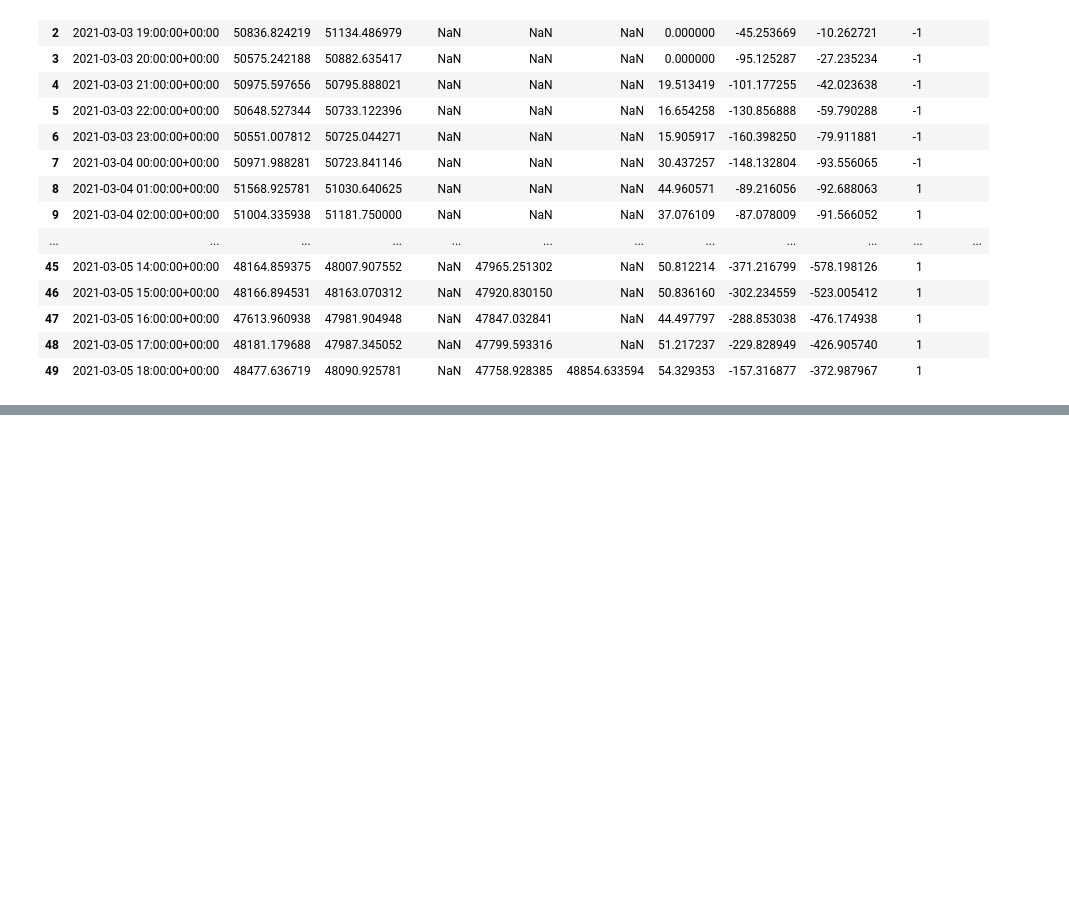
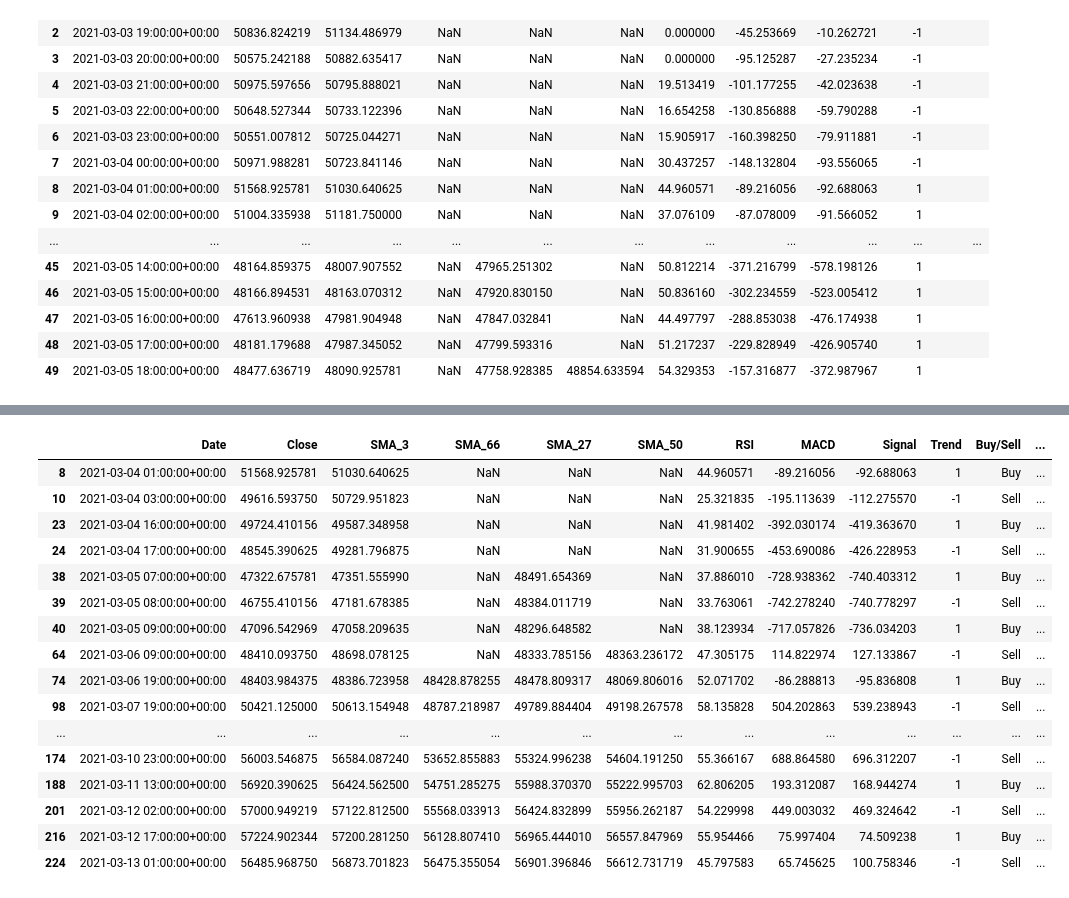
Before and after one commit to MadisonL19/crypto-mean-reversion, a Jupyter notebook: sma_ema_backtest.ipynb, the cells around one changed output, grey strips where cells are left out. Saved outputs shown, nothing was run; the diff lists cells and outputs as text; code cells hidden in the pictures; blank space fills up the shorter version.

```diff
--- a/sma_ema_backtest.ipynb
+++ b/sma_ema_backtest.ipynb
@@ -676,0 +724,20 @@ btc_close.head(50)
+# %%
+btc_close.loc[btc_close['Buy/Sell'] != ''].head(20)
+# %% [output]
+|  | Date | Close | SMA_3 | SMA_66 | SMA_27 | SMA_50 | RSI | MACD | Signal | Trend | Buy/Sell | ... |
+| 8 | 2021-03-04 01:00:00+00:00 | 51568.925781 | 51030.640625 | NaN | NaN | NaN | 44.960571 | -89.216056 | -92.688063 | 1 | Buy | ... |
+| 10 | 2021-03-04 03:00:00+00:00 | 49616.593750 | 50729.951823 | NaN | NaN | NaN | 25.321835 | -195.113639 | -112.275570 | -1 | Sell | ... |
+| 23 | 2021-03-04 16:00:00+00:00 | 49724.410156 | 49587.348958 | NaN | NaN | NaN | 41.981402 | -392.030174 | -419.363670 | 1 | Buy | ... |
+| 24 | 2021-03-04 17:00:00+00:00 | 48545.390625 | 49281.796875 | NaN | NaN | NaN | 31.900655 | -453.690086 | -426.228953 | -1 | Sell | ... |
+| 38 | 2021-03-05 07:00:00+00:00 | 47322.675781 | 47351.555990 | NaN | 48491.654369 | NaN | 37.886010 | -728.938362 | -740.403312 | 1 | Buy | ... |
+| 39 | 2021-03-05 08:00:00+00:00 | 46755.410156 | 47181.678385 | NaN | 48384.011719 | NaN | 33.763061 | -742.278240 | -740.778297 | -1 | Sell | ... |
+| 40 | 2021-03-05 09:00:00+00:00 | 47096.542969 | 47058.209635 | NaN | 48296.648582 | NaN | 38.123934 | -717.057826 | -736.034203 | 1 | Buy | ... |
+| 64 | 2021-03-06 09:00:00+00:00 | 48410.093750 | 48698.078125 | NaN | 48333.785156 | 48363.236172 | 47.305175 | 114.822974 | 127.133867 | -1 | Sell | ... |
+| 74 | 2021-03-06 19:00:00+00:00 | 48403.984375 | 48386.723958 | 48428.878255 | 48478.809317 | 48069.806016 | 52.071702 | -86.288813 | -95.836808 | 1 | Buy | ... |
+| 98 | 2021-03-07 19:00:00+00:00 | 50421.125000 | 50613.154948 | 48787.218987 | 49789.884404 | 49198.267578 | 58.135828 | 504.202863 | 539.238943 | -1 | Sell | ... |
+| ... | ... | ... | ... | ... | ... | ... | ... | ... | ... | ... | ... | ... |
+| 174 | 2021-03-10 23:00:00+00:00 | 56003.546875 | 56584.087240 | 53652.855883 | 55324.996238 | 54604.191250 | 55.366167 | 688.864580 | 696.312207 | -1 | Sell | ... |
+| 188 | 2021-03-11 13:00:00+00:00 | 56920.390625 | 56424.562500 | 54751.285275 | 55988.370370 | 55222.995703 | 62.806205 | 193.312087 | 168.944274 | 1 | Buy | ... |
+| 201 | 2021-03-12 02:00:00+00:00 | 57000.949219 | 57122.812500 | 55568.033913 | 56424.832899 | 55956.262187 | 54.229998 | 449.003032 | 469.324642 | -1 | Sell | ... |
+| 216 | 2021-03-12 17:00:00+00:00 | 57224.902344 | 57200.281250 | 56128.807410 | 56965.444010 | 56557.847969 | 55.954466 | 75.997404 | 74.509238 | 1 | Buy | ... |
+| 224 | 2021-03-13 01:00:00+00:00 | 56485.968750 | 56873.701823 | 56475.355054 | 56901.396846 | 56612.731719 | 45.797583 | 65.745625 | 100.758346 | -1 | Sell | ... |
```
Also changed, not shown: parts of 9 cells of this notebook.
